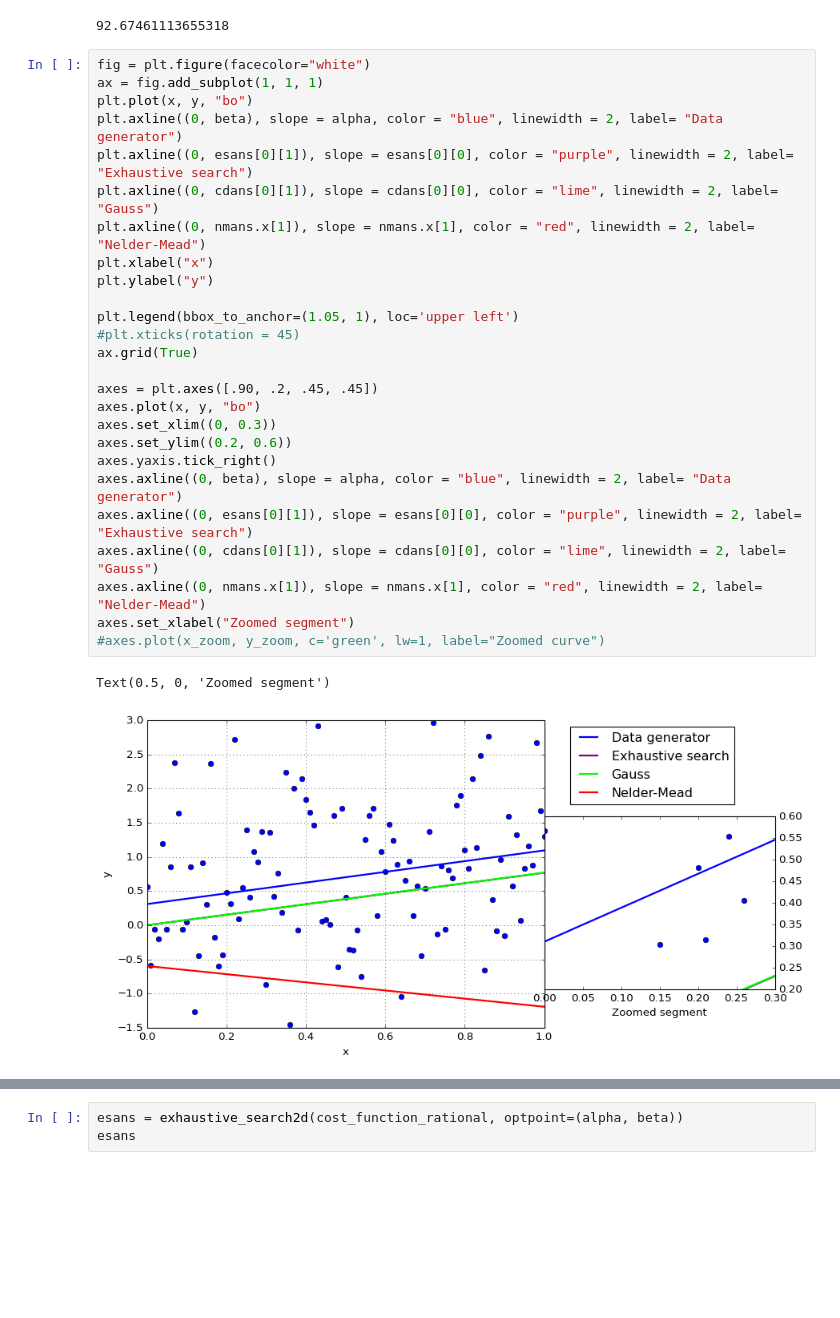
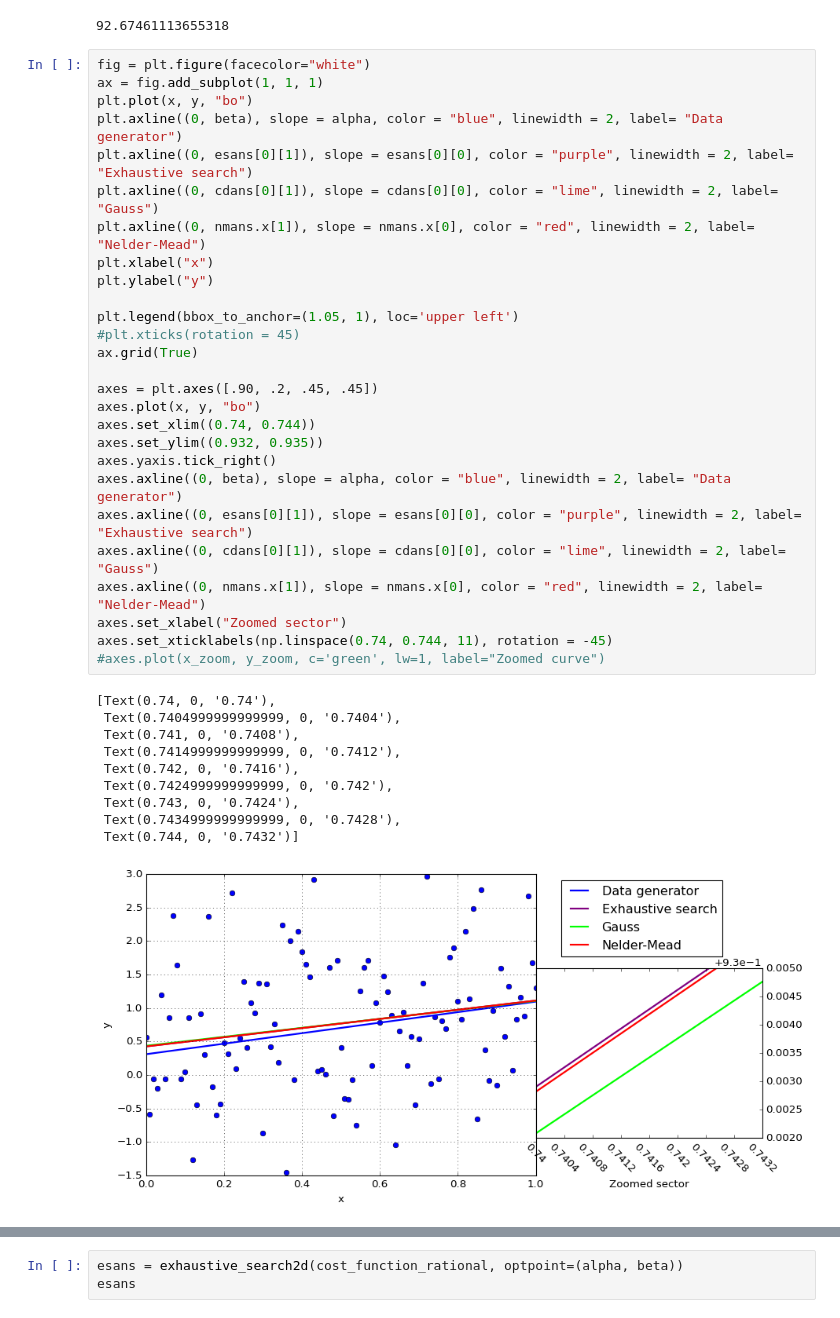
Before and after one commit to dmitry-grigorev/AlgoAnalysisDevelopment, a Jupyter notebook: Task2/Task2notebook.ipynb, the cells around one changed output, grey strips where cells are left out. Saved outputs shown, nothing was run; the diff lists cells and outputs as text; blank space fills up the shorter version.

```diff
--- a/Task2/Task2notebook.ipynb
+++ b/Task2/Task2notebook.ipynb
@@ -134,32 +134,41 @@ cost_function(0.785,0.31)
 # %%
 fig = plt.figure(facecolor="white")
 ax = fig.add_subplot(1, 1, 1)
 plt.plot(x, y, "bo")
 plt.axline((0, beta), slope = alpha, color = "blue", linewidth = 2, label= "Data generator")
 plt.axline((0, esans[0][1]), slope = esans[0][0], color = "purple", linewidth = 2, label= "Exhaustive search")
 plt.axline((0, cdans[0][1]), slope = cdans[0][0], color = "lime", linewidth = 2, label= "Gauss")
-plt.axline((0, nmans.x[1]), slope = nmans.x[1], color = "red", linewidth = 2, label= "Nelder-Mead")
+plt.axline((0, nmans.x[1]), slope = nmans.x[0], color = "red", linewidth = 2, label= "Nelder-Mead")
 plt.xlabel("x")
 plt.ylabel("y")
 
 plt.legend(bbox_to_anchor=(1.05, 1), loc='upper left')
 #plt.xticks(rotation = 45)
 ax.grid(True)
 
 axes = plt.axes([.90, .2, .45, .45])
 axes.plot(x, y, "bo")
-axes.set_xlim((0, 0.3))
-axes.set_ylim((0.2, 0.6))
+axes.set_xlim((0.74, 0.744))
+axes.set_ylim((0.932, 0.935))
 axes.yaxis.tick_right()
 axes.axline((0, beta), slope = alpha, color = "blue", linewidth = 2, label= "Data generator")
 axes.axline((0, esans[0][1]), slope = esans[0][0], color = "purple", linewidth = 2, label= "Exhaustive search")
 axes.axline((0, cdans[0][1]), slope = cdans[0][0], color = "lime", linewidth = 2, label= "Gauss")
-axes.axline((0, nmans.x[1]), slope = nmans.x[1], color = "red", linewidth = 2, label= "Nelder-Mead")
-axes.set_xlabel("Zoomed segment")
+axes.axline((0, nmans.x[1]), slope = nmans.x[0], color = "red", linewidth = 2, label= "Nelder-Mead")
+axes.set_xlabel("Zoomed sector")
+axes.set_xticklabels(np.linspace(0.74, 0.744, 11), rotation = -45)
 #axes.plot(x_zoom, y_zoom, c='green', lw=1, label="Zoomed curve")
 # %% [output]
-Text(0.5, 0, 'Zoomed segment')
+[Text(0.74, 0, '0.74'),
+ Text(0.7404999999999999, 0, '0.7404'),
+ Text(0.741, 0, '0.7408'),
+ Text(0.7414999999999999, 0, '0.7412'),
+ Text(0.742, 0, '0.7416'),
+ Text(0.7424999999999999, 0, '0.742'),
+ Text(0.743, 0, '0.7424'),
+ Text(0.7434999999999999, 0, '0.7428'),
+ Text(0.744, 0, '0.7432')]
-[figure, old version]
+[figure, new version]
 # %%
 def cost_function_rational(a, b):
     y_pred = a/(1+b*x)
```
Also changed, not shown: parts of 4 cells of this notebook, 1 other file.
